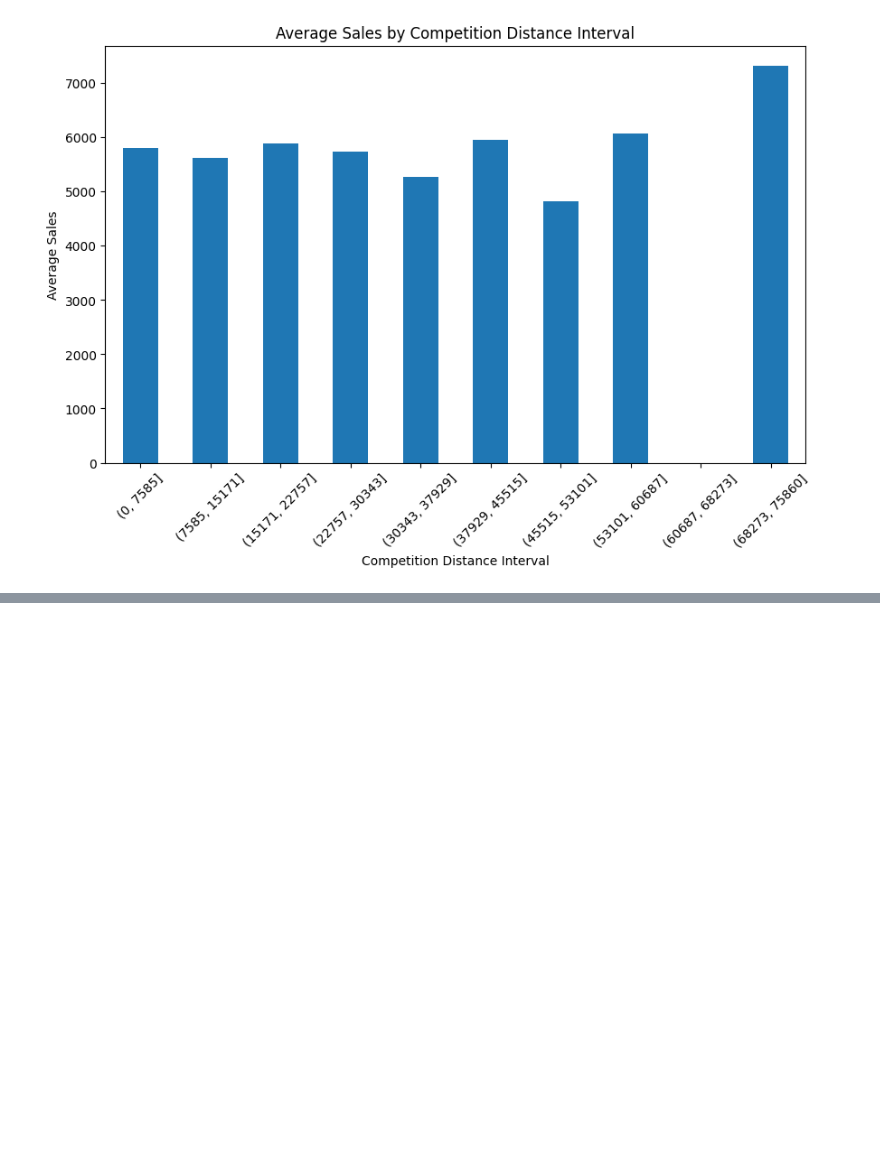
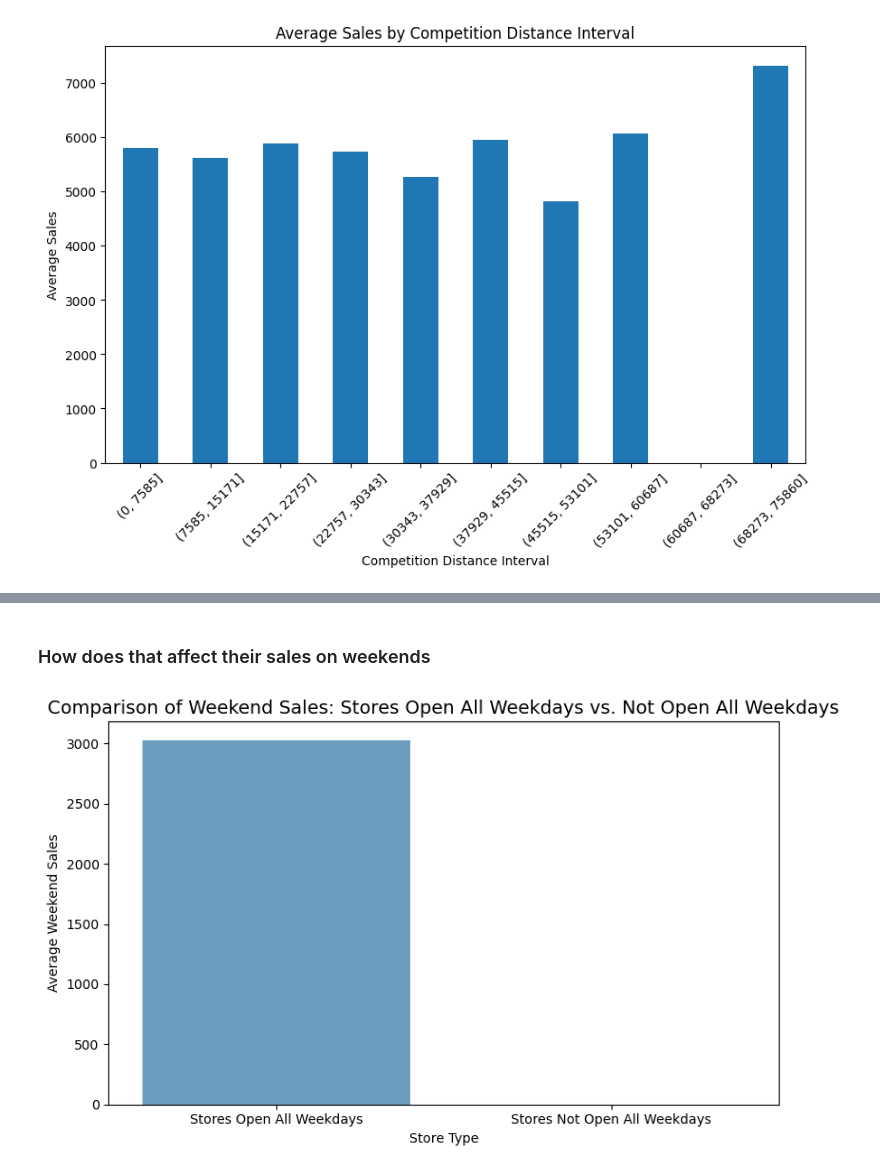
Before and after one commit to GuleWako/10Acadamey-week-4-Pharmaceuticals-finance-data-Analysis, a Jupyter notebook: notebooks/exploratory_analysis_for_forecast.ipynb, the cells around one changed output, grey strips where cells are left out. Cells and saved outputs as stored; diff of their text form; code cells hidden in the pictures; blank space fills up the shorter version.

```diff
--- a/notebooks/exploratory_analysis_for_forecast.ipynb
+++ b/notebooks/exploratory_analysis_for_forecast.ipynb
@@ -908,0 +994,29 @@ plt.show()
+# %% [markdown]
+### How does that affect their sales on weekends
+# %%
+import pandas as pd
+import matplotlib.pyplot as plt
+import seaborn as sns
+
+open_data = merged_train_data_store[merged_train_data_store['Open'] == 1]
+weekday_data = open_data[open_data['DayOfWeek'].isin([0, 1, 2, 3, 4])]
+stores_open_weekdays = weekday_data.groupby('Store')['DayOfWeek'].nunique()
+stores_open_all_weekdays = stores_open_weekdays[stores_open_weekdays == 5].index
+
+weekend_data = merged_train_data_store[merged_train_data_store['DayOfWeek'].isin([5, 6])]
+weekend_sales_open_all_weekdays = weekend_data[weekend_data['Store'].isin(stores_open_all_weekdays)].groupby('Store')['Sales'].mean()
+weekend_sales_not_open_all_weekdays = weekend_data[~weekend_data['Store'].isin(stores_open_all_weekdays)].groupby('Store')['Sales'].mean()
+comparison_df = pd.DataFrame({
+    'Stores Open All Weekdays': [weekend_sales_open_all_weekdays.mean()],
+    'Stores Not Open All Weekdays': [weekend_sales_not_open_all_weekdays.mean()]
+})
+
+plt.figure(figsize=(8, 5))
+sns.barplot(data=comparison_df, palette='Blues_d')
+plt.title('Comparison of Weekend Sales: Stores Open All Weekdays vs. Not Open All Weekdays', fontsize=14)
+plt.ylabel('Average Weekend Sales')
+plt.xlabel('Store Type')
+plt.tight_layout()
+plt.show()
+# %% [output]
+[figure, added]
```
Also changed, not shown: parts of 18 cells of this notebook.
